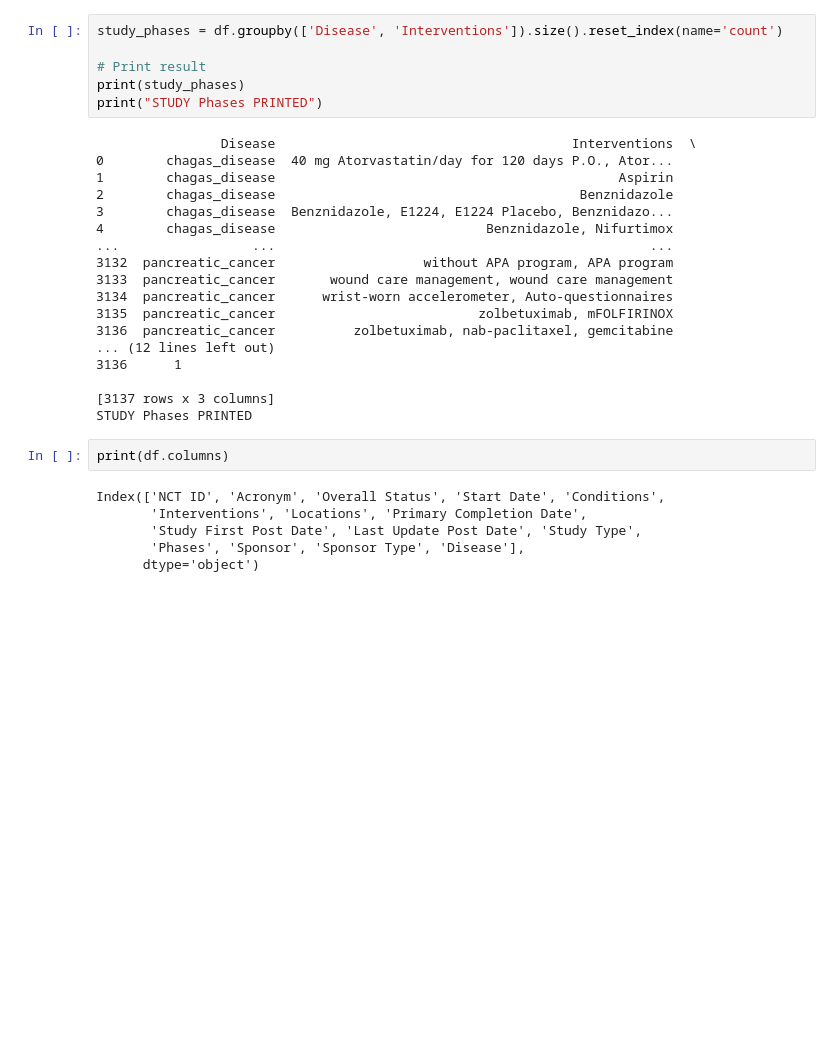
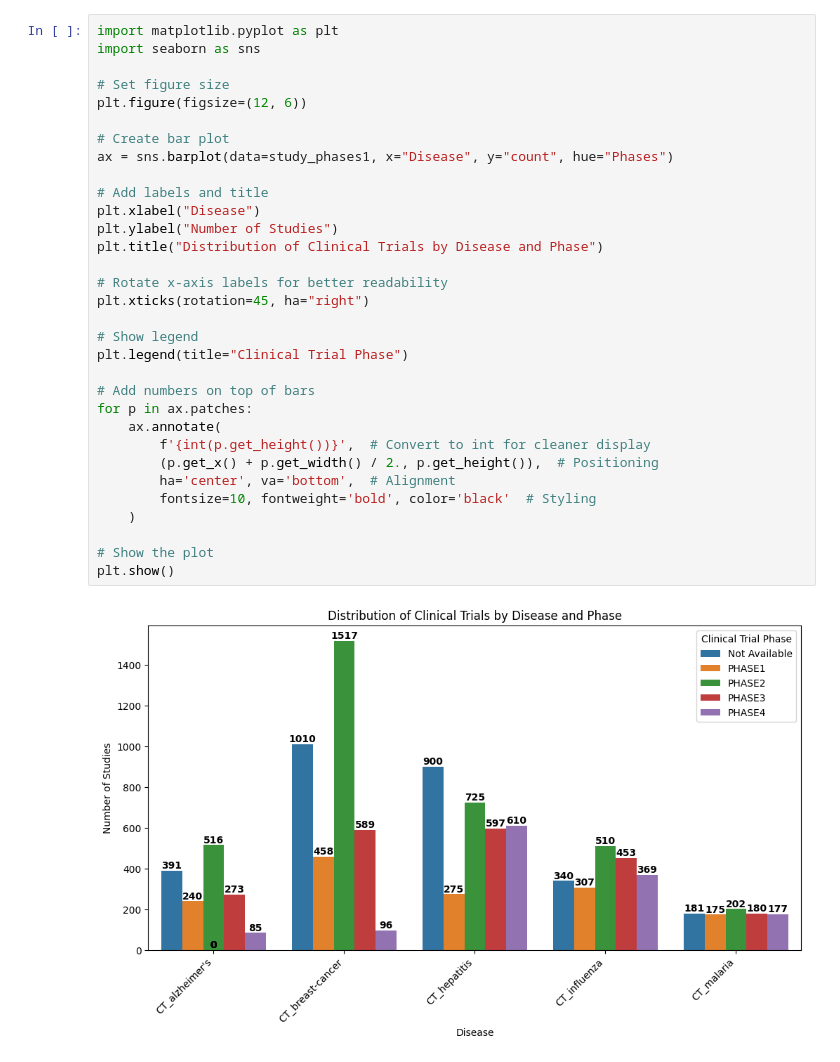
Before and after one commit to Nafiz43/STA-220-Project-Clinical-Trial-Analysis, a Jupyter notebook: 02_eda_clinical_trial.ipynb, the cells around one changed output. Cells and saved outputs as stored; diff of their text form; blank space fills up the shorter version.

```diff
--- a/02_eda_clinical_trial.ipynb
+++ b/02_eda_clinical_trial.ipynb
@@ -307,33 +494,35 @@ print("STUDY Phases PRINTED")
 STUDY Phases PRINTED
-# %%
-study_phases = df.groupby(['Disease', 'Interventions']).size().reset_index(name='count')
-
-# Print result
-print(study_phases)
-print("STUDY Phases PRINTED")
-# %% [output]
-                Disease                                      Interventions  \
-0        chagas_disease  40 mg Atorvastatin/day for 120 days P.O., Ator...
-1        chagas_disease                                            Aspirin
-2        chagas_disease                                       Benznidazole
-3        chagas_disease  Benznidazole, E1224, E1224 Placebo, Benznidazo...
-4        chagas_disease                           Benznidazole, Nifurtimox
-...                 ...                                                ...
-3132  pancreatic_cancer                   without APA program, APA program
-3133  pancreatic_cancer       wound care management, wound care management
-3134  pancreatic_cancer      wrist-worn accelerometer, Auto-questionnaires
-3135  pancreatic_cancer                          zolbetuximab, mFOLFIRINOX
-3136  pancreatic_cancer          zolbetuximab, nab-paclitaxel, gemcitabine
-... (12 lines left out)
-3136      1
-
-[3137 rows x 3 columns]
-STUDY Phases PRINTED
-# %%
-print(df.columns)
-# %% [output]
-Index(['NCT ID', 'Acronym', 'Overall Status', 'Start Date', 'Conditions',
-       'Interventions', 'Locations', 'Primary Completion Date',
-       'Study First Post Date', 'Last Update Post Date', 'Study Type',
-       'Phases', 'Sponsor', 'Sponsor Type', 'Disease'],
-      dtype='object')
+# %%
+import matplotlib.pyplot as plt
+import seaborn as sns
+
+# Set figure size
+plt.figure(figsize=(12, 6))
+
+# Create bar plot
+ax = sns.barplot(data=study_phases1, x="Disease", y="count", hue="Phases")
+
+# Add labels and title
+plt.xlabel("Disease")
+plt.ylabel("Number of Studies")
+plt.title("Distribution of Clinical Trials by Disease and Phase")
+
+# Rotate x-axis labels for better readability
+plt.xticks(rotation=45, ha="right")
+
+# Show legend
+plt.legend(title="Clinical Trial Phase")
+
+# Add numbers on top of bars
+for p in ax.patches:
+    ax.annotate(
+        f'{int(p.get_height())}',  # Convert to int for cleaner display
+        (p.get_x() + p.get_width() / 2., p.get_height()),  # Positioning
+        ha='center', va='bottom',  # Alignment
+        fontsize=10, fontweight='bold', color='black'  # Styling
+    )
+
+# Show the plot
+plt.show()
+# %% [output]
+[figure, added]
```
Also changed, not shown: parts of 21 cells of this notebook, 4 other files.
